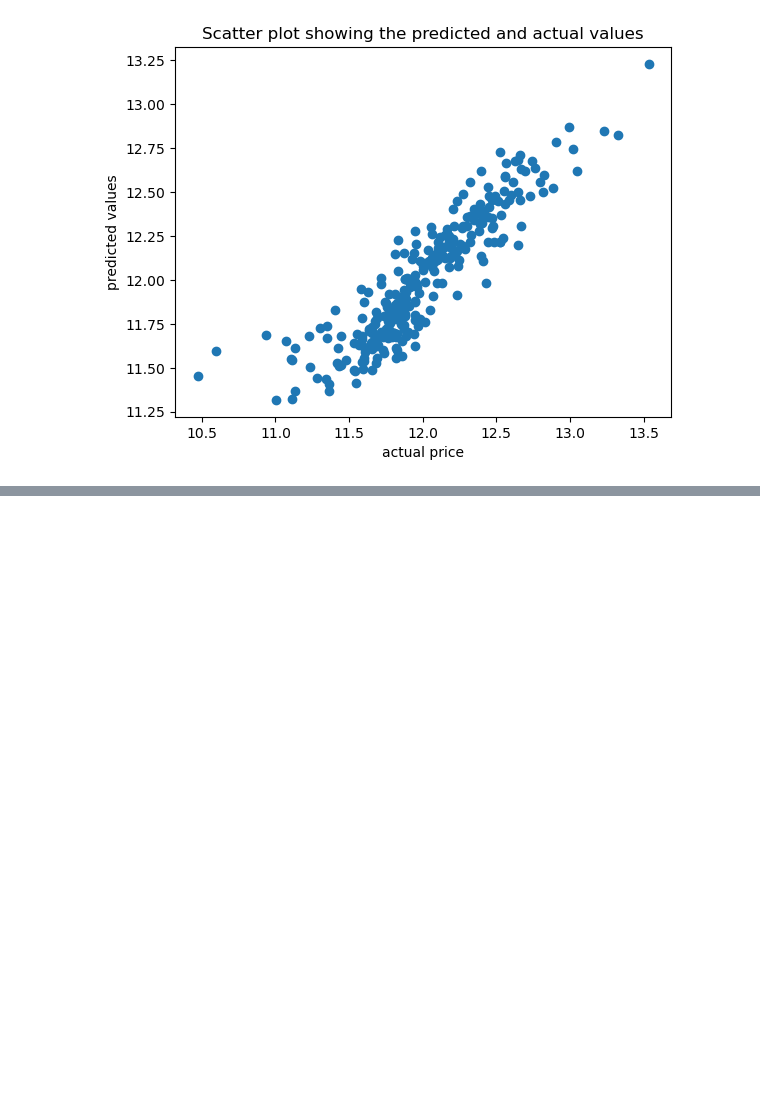
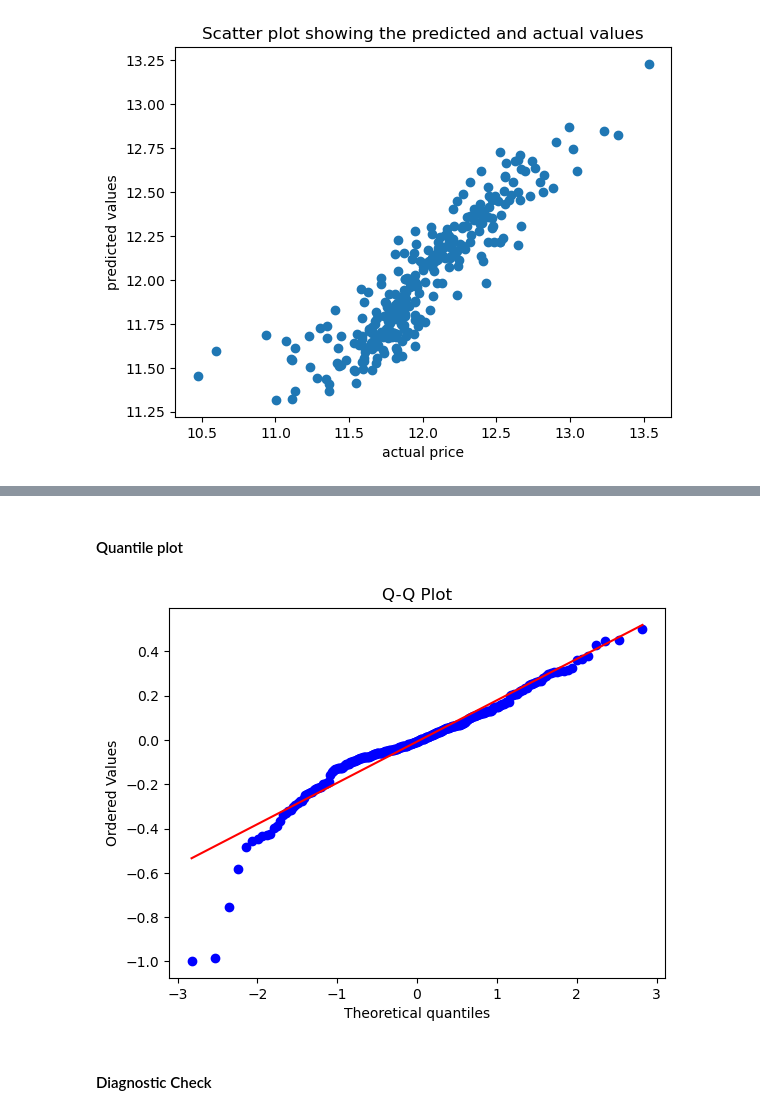
Before and after one commit to AyushHarduth123/Ayush-s-Projects, a Jupyter notebook: Ayushs Projects /Python/Jupyter Notebooks/Linear Regression and Metrics to Measure the Model/Linear regression explained analysis.ipynb, the cells around one changed output, grey strips where cells are left out. Cells and saved outputs as stored; diff of their text form; code cells hidden in the pictures; blank space fills up the shorter version.

```diff
--- a/Ayushs Projects /Python/Jupyter Notebooks/Linear Regression and Metrics to Measure the Model/Linear regression explained analysis.ipynb
+++ b/Ayushs Projects /Python/Jupyter Notebooks/Linear Regression and Metrics to Measure the Model/Linear regression explained analysis.ipynb
@@ -298,0 +388,11 @@ plt.show()
+# %% [markdown]
+#### Quantile plot
+# %%
+import scipy.stats as stats
+stats.probplot(residual,dist="norm",plot = plt)
+plt.title('Q-Q Plot')
+plt.show()
+# %% [output]
+[figure, added]
+# %% [markdown]
+#### Diagnostic Check
```
Also changed, not shown: parts of 23 cells of this notebook, 4 other files.
